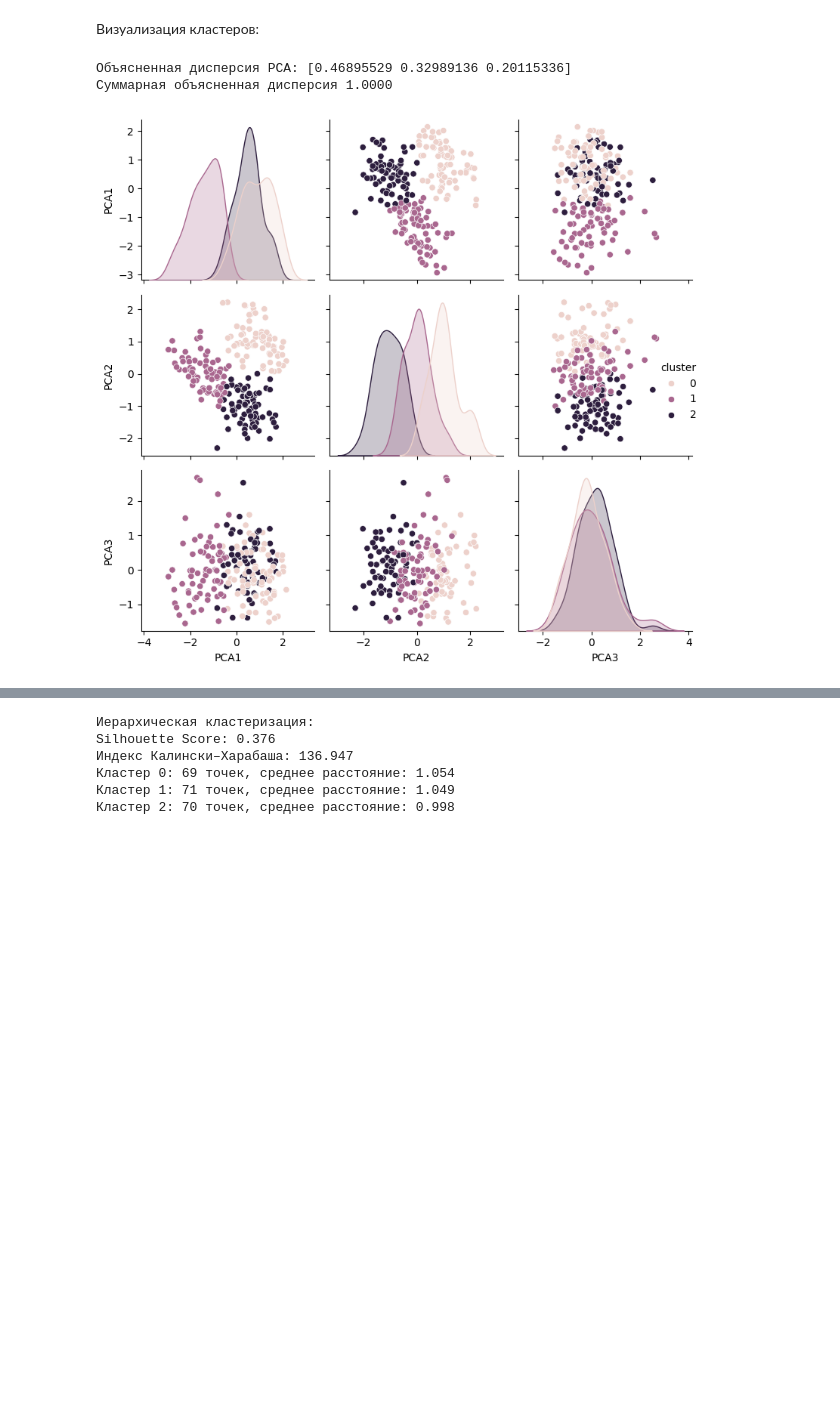
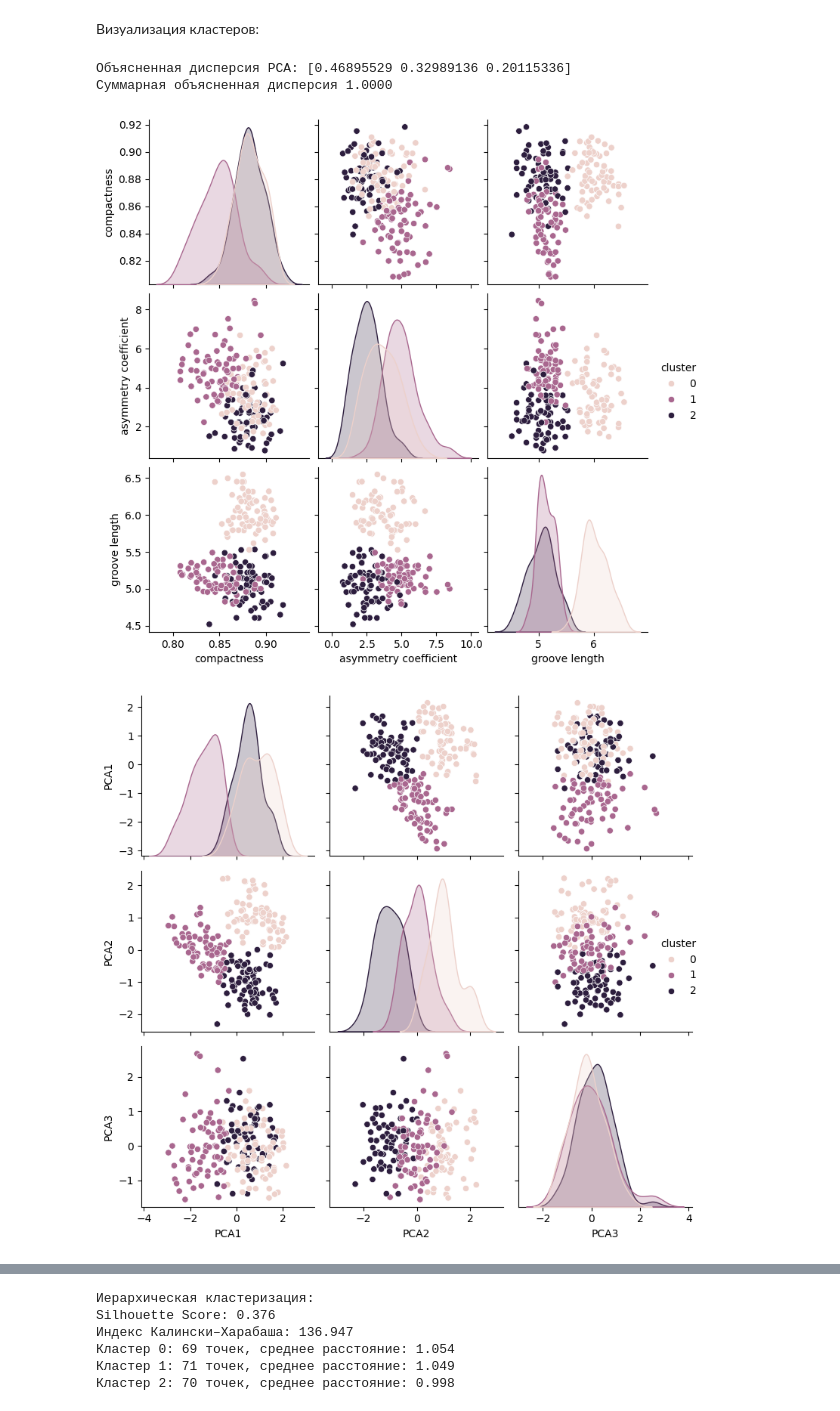
Before and after one commit to TheTangerineOwl/AIML_Lab4, a Jupyter notebook: aiml_lab4.ipynb, the cells around one changed output, grey strips where cells are left out. Saved outputs shown, nothing was run; the diff lists cells and outputs as text; code cells hidden in the pictures; blank space fills up the shorter version.

```diff
--- a/aiml_lab4.ipynb
+++ b/aiml_lab4.ipynb
@@ -264,7 +265,9 @@ plt.show()
 
 Применение алгоритма K-Means для 3 кластеров:
 # %%
-kmeans = KMeans(n_clusters=3, random_state=42, n_init=10)
+num_clusters = 3
+
+kmeans = KMeans(n_clusters=num_clusters, random_state=42, n_init=10)
 kmeans_labels = kmeans.fit_predict(X_scaled)
 
 def evaluate_clustering(X, labels, method_name):
@@ -307,23 +310,28 @@ Silhouette Score: 0.383
 # %% [markdown]
 Визуализация кластеров:
 # %%
-pca = PCA(n_components=3)
+df_labels = df.copy()
+df_labels = df_labels.assign(cluster=kmeans_labels)
+sns.pairplot(df_labels, hue='cluster')
+
+pca = PCA(n_components=0.95)
 X_pca = pca.fit_transform(X_scaled)
 
 cols = [f'PCA{i+1}' for i in range(pca.n_components_)]
 df_pca = pd.DataFrame(data=X_pca, columns=cols)
 df_pca = df_pca.assign(cluster=kmeans_labels)
 
 df_pca.head()
 
 print(f"Объясненная дисперсия PCA: {pca.explained_variance_ratio_}")
 print(f'Суммарная объясненная дисперсия {sum(pca.explained_variance_ratio_):.4f}')
 
 sns.pairplot(df_pca, hue='cluster')
 
 plt.tight_layout()
 plt.show()
 # %% [output]
 Объясненная дисперсия PCA: [0.46895529 0.32989136 0.20115336]
 Суммарная объясненная дисперсия 1.0000
-[figure, old version]
+[figure, new version]
+[figure, added]
```
Also changed, not shown: parts of 12 cells of this notebook.
